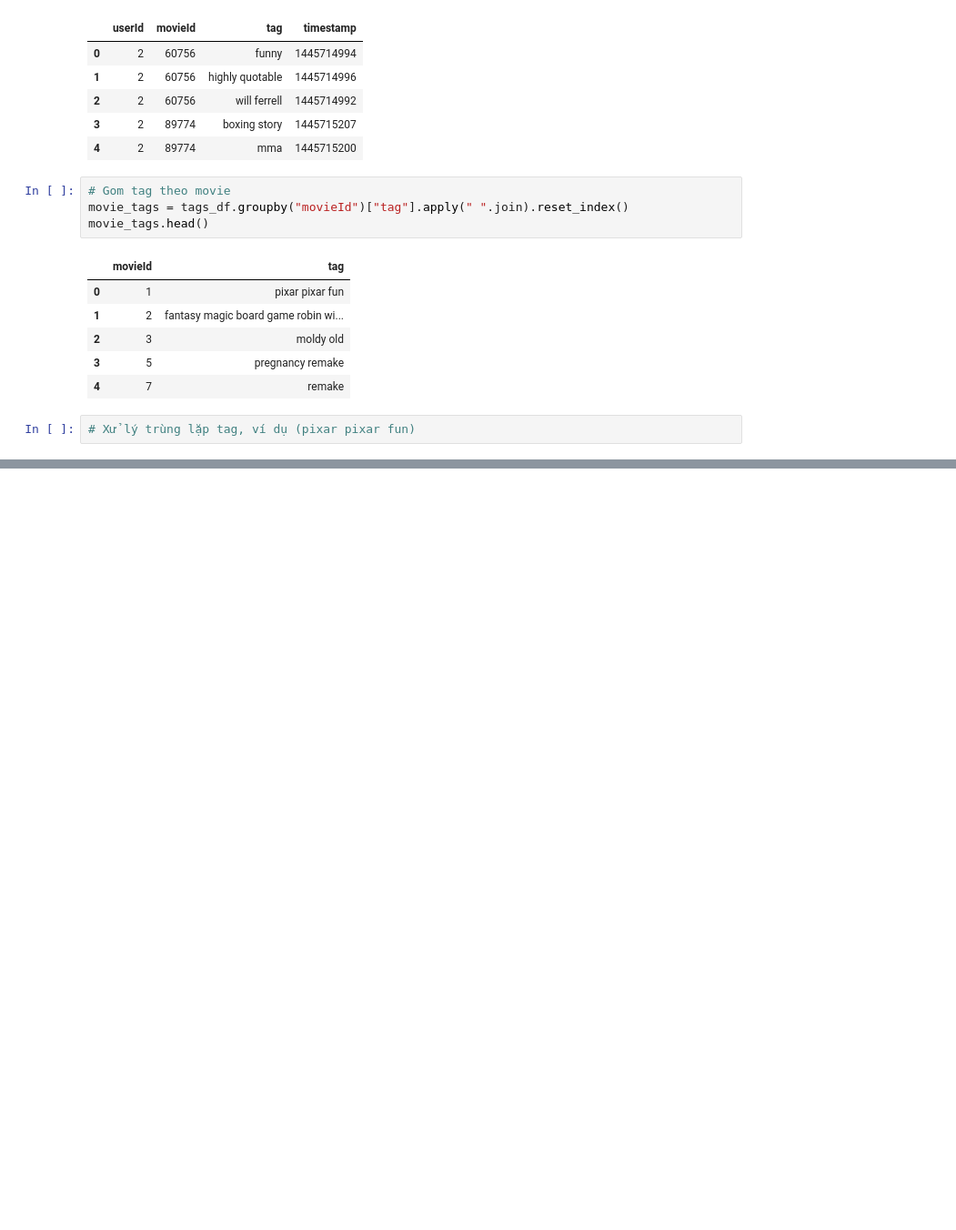
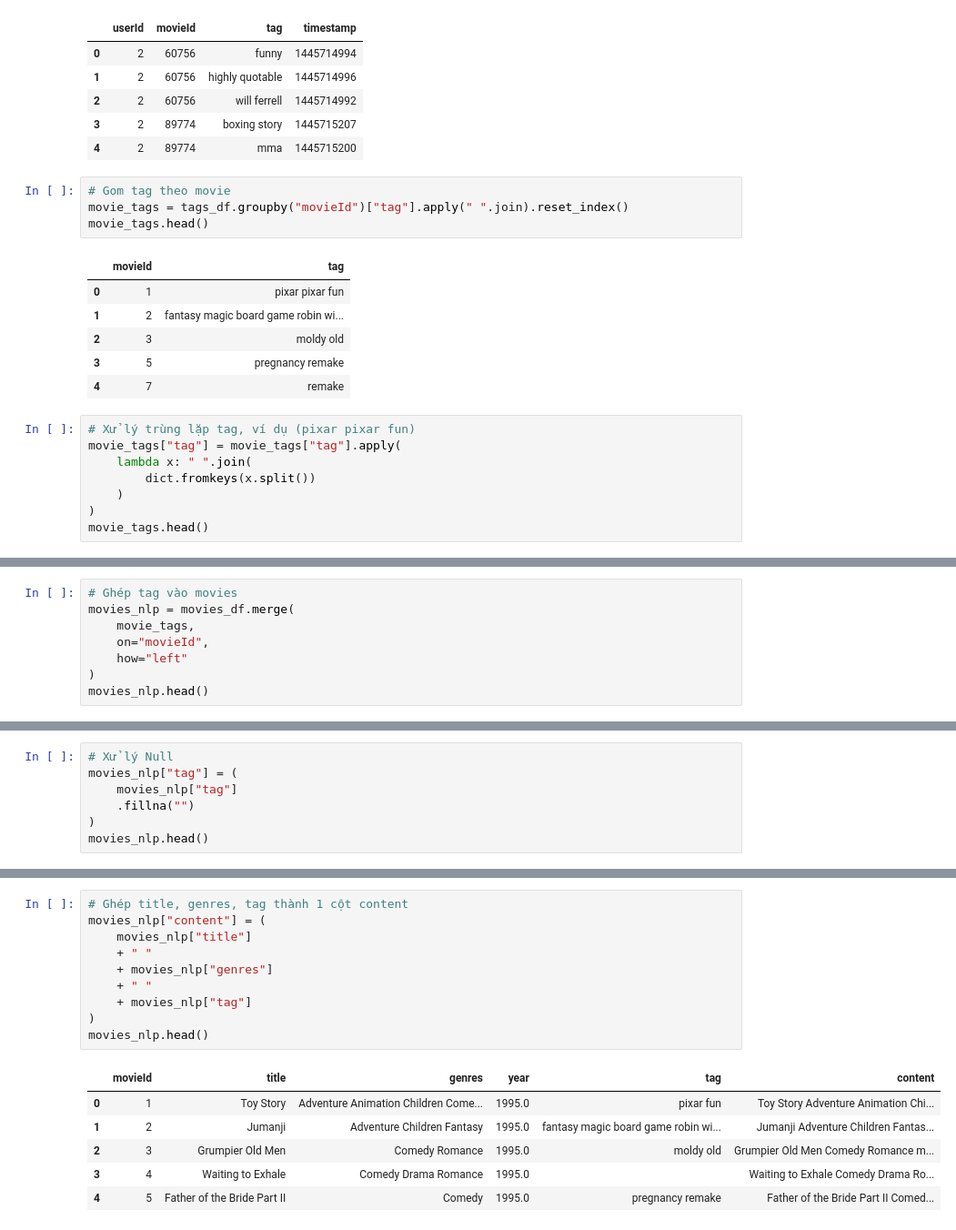
Before and after one commit to Nham2005/NHOM-3_TTNT_G-I-PHIM, a Jupyter notebook: train_model.ipynb, the cells around one changed output, grey strips where cells are left out. Shown at 91% size. Drawn from its saved outputs; the diff is of its cells as text; blank space fills up the shorter version.

```diff
--- a/train_model.ipynb
+++ b/train_model.ipynb
@@ -256,3 +288,9 @@ movie_tags.head()
 | 4 | 7 | remake |
 # %%
 # Xử lý trùng lặp tag, ví dụ (pixar pixar fun)
+movie_tags["tag"] = movie_tags["tag"].apply(
+    lambda x: " ".join(
+        dict.fromkeys(x.split())
+    )
+)
+movie_tags.head()
@@ -258,0 +304,8 @@ movie_tags.head()
+# %%
+# Ghép tag vào movies
+movies_nlp = movies_df.merge(
+    movie_tags,
+    on="movieId",
+    how="left"
+)
+movies_nlp.head()
@@ -258,0 +319,7 @@ movie_tags.head()
+# %%
+# Xử lý Null
+movies_nlp["tag"] = (
+    movies_nlp["tag"]
+    .fillna("")
+)
+movies_nlp.head()
@@ -258,0 +333,17 @@ movie_tags.head()
+# %%
+# Ghép title, genres, tag thành 1 cột content
+movies_nlp["content"] = (
+    movies_nlp["title"]
+    + " "
+    + movies_nlp["genres"]
+    + " "
+    + movies_nlp["tag"]
+)
+movies_nlp.head()
+# %% [output]
+|  | movieId | title | genres | year | tag | content |
+| 0 | 1 | Toy Story | Adventure Animation Children Come... | 1995.0 | pixar fun | Toy Story Adventure Animation Chi... |
+| 1 | 2 | Jumanji | Adventure Children Fantasy | 1995.0 | fantasy magic board game robin wi... | Jumanji Adventure Children Fantas... |
+| 2 | 3 | Grumpier Old Men | Comedy Romance | 1995.0 | moldy old | Grumpier Old Men Comedy Romance m... |
+| 3 | 4 | Waiting to Exhale | Comedy Drama Romance | 1995.0 |  | Waiting to Exhale Comedy Drama Ro... |
+| 4 | 5 | Father of the Bride Part II | Comedy | 1995.0 | pregnancy remake | Father of the Bride Part II Comed... |
```
Also changed, not shown: parts of 17 cells of this notebook, 4 other files.
